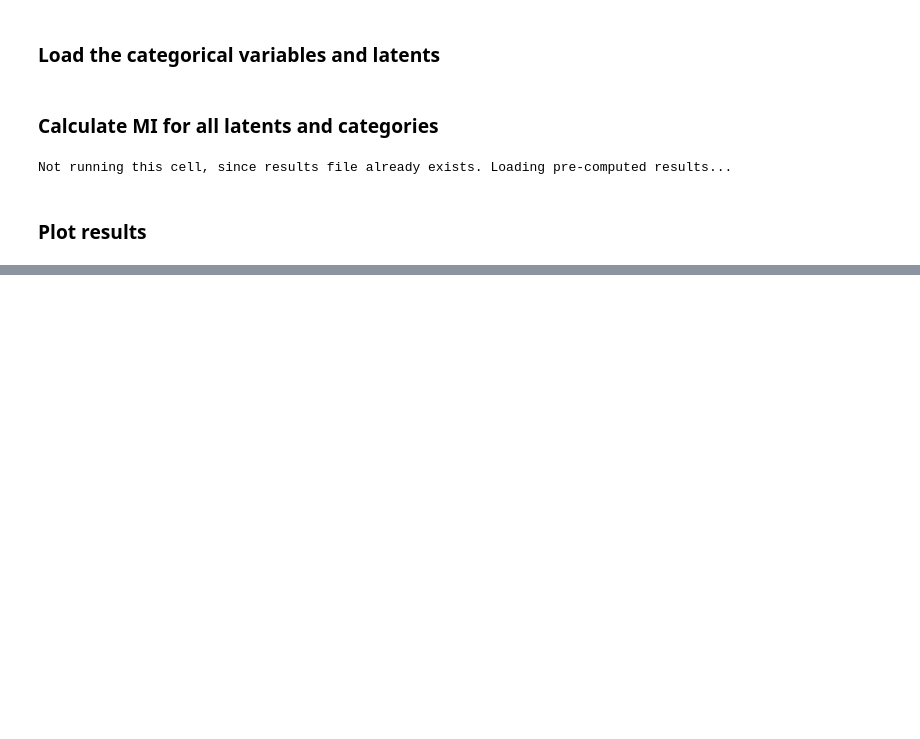
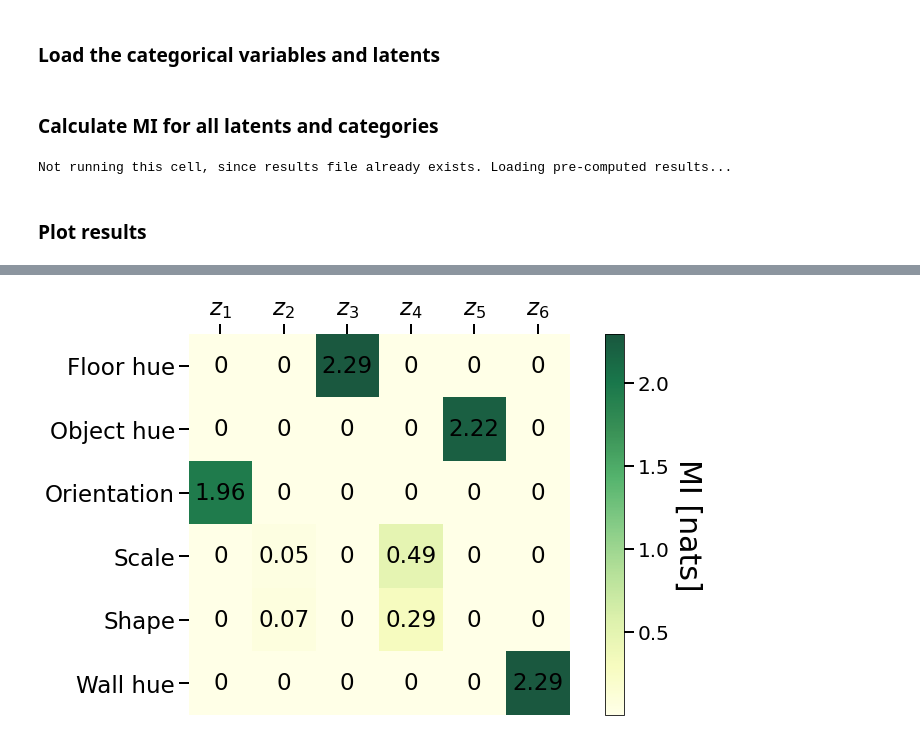
Before and after one commit to dpiras/GMM-MI, a Jupyter notebook: notebooks/09_3D_shapes.ipynb, the cells around one changed output, grey strips where cells are left out. Saved outputs shown, nothing was run; the diff lists cells and outputs as text; code cells hidden in the pictures; blank space fills up the shorter version.

```diff
--- a/notebooks/09_3D_shapes.ipynb
+++ b/notebooks/09_3D_shapes.ipynb
@@ -86,0 +87,10 @@ texts = annotate_heatmap(im, valfmt="{x:.2f}", save_fig=True,
+# %%
+import matplotlib.pyplot as plt
+fig, ax = plt.subplots(1, 1, figsize=(24, 7))
+im, cbar = create_heatmap(MI_values, y_labels, x_labels, cmap="YlGn",
+                          cbarlabel="MI [nats]", alpha=0.9, fsize=23, ax=ax)
+texts = annotate_heatmap(im, valfmt="{x:.2f}", save_fig=True,
+                         save_path='./figures/MI_shapes3D_hm_NeurIPS.pdf',
+                         fontsize=23)
+# %% [output]
+[figure, added]
```
Also changed, not shown: parts of 1 cell of this notebook, 3 other files.
